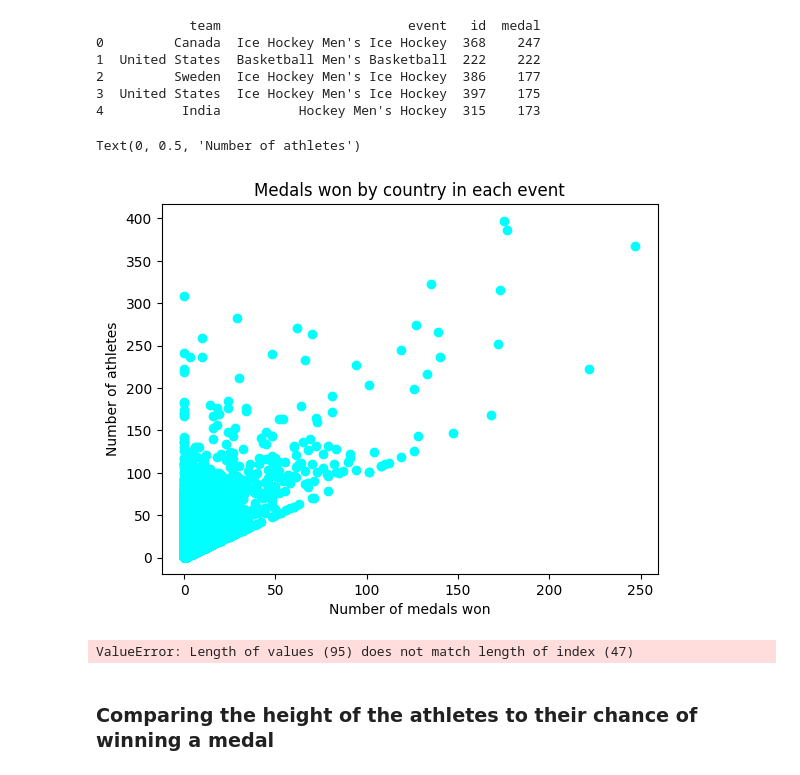
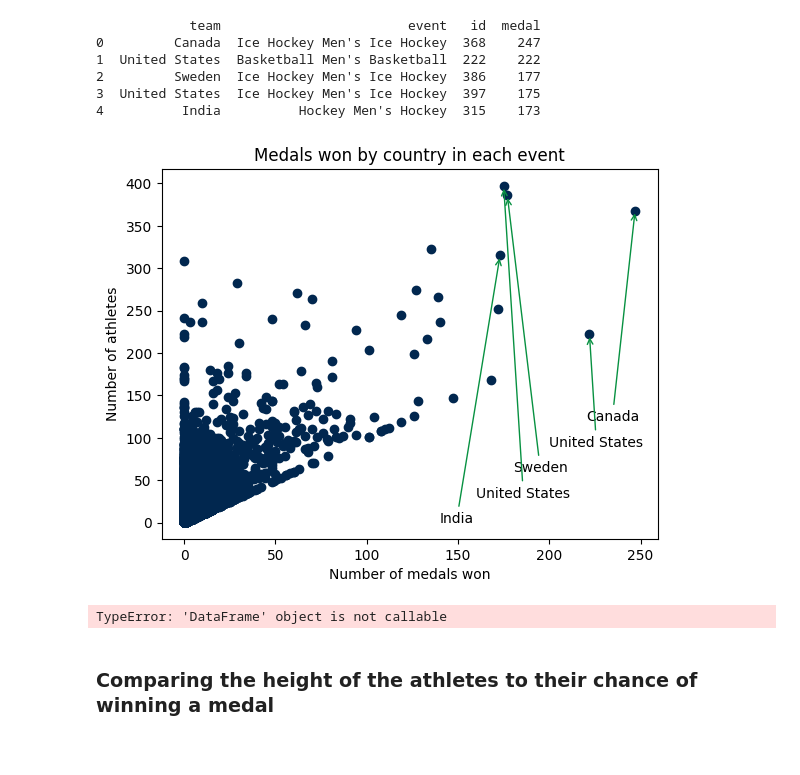
Before and after one commit to medamineBH1/projetDA, a Jupyter notebook: Olympique.ipynb, the cells around one changed output. Saved outputs shown, nothing was run; the diff lists cells and outputs as text; code cells hidden in the pictures.

```diff
--- a/Olympique.ipynb
+++ b/Olympique.ipynb
@@ -114,20 +114,29 @@ print(sorted_athletes)
 # %%
 import matplotlib.pyplot as plt
 fig,ax=plt.subplots()
 
-ax.scatter(athletes['medal'],athletes['id'],color='cyan')
+ax.scatter(athletes['medal'],athletes['id'],color='#01274f')
 ax.set_xlabel('Number of medals won')
 ax.set_title('Medals won by country in each event')
 ax.set_ylabel('Number of athletes')
+
+x=220
+y=120
+
+for index , team in sorted_athletes.iterrows():
+    ax.annotate(team['team'],xy=(team['medal'],team['id']),xytext=(x,y),arrowprops={'arrowstyle':'->','color':'#079141'})
+    y = y - 30
+    x = x - 20
+
+plt.show()
 # %% [output]
-Text(0, 0.5, 'Number of athletes')
-[figure, old version]
+[figure, new version]
 # %%
-height=data.groupby('height')['height'].count()
+height=data('height')
 height_c=pd.DataFrame({"Height": height,
                         "Medals": medals})
 # %% [output]
-ValueError: Length of values (95) does not match length of index (47)
+TypeError: 'DataFrame' object is not callable
 # %% [markdown]
 ### Comparing the height of the athletes to their chance of winning a medal
 # %%
```
Also changed, not shown: parts of 1 cell of this notebook, 1 other file.
